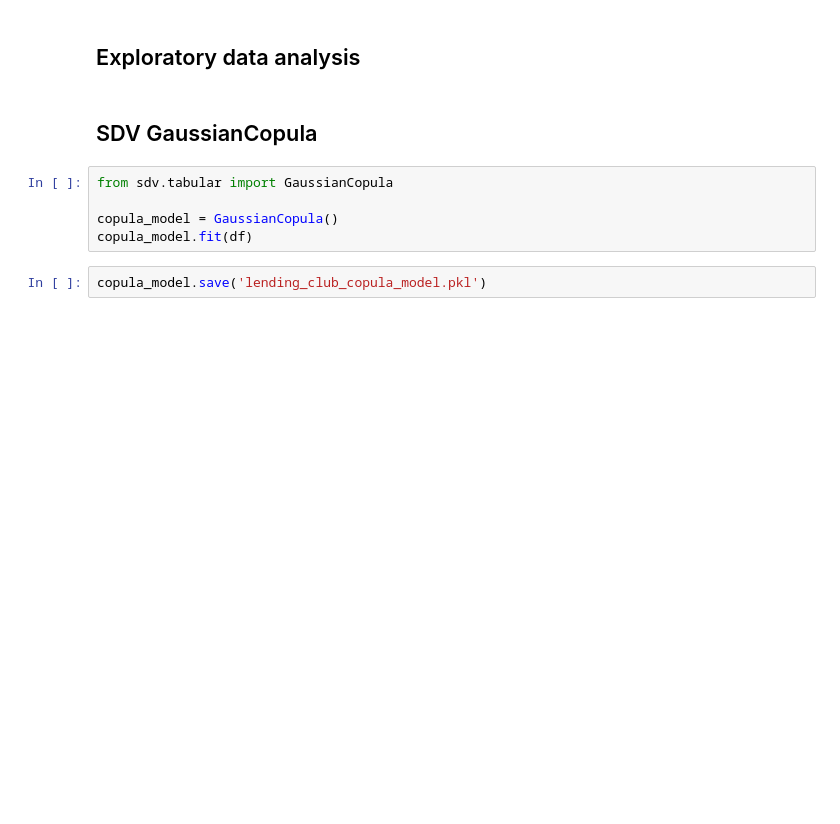
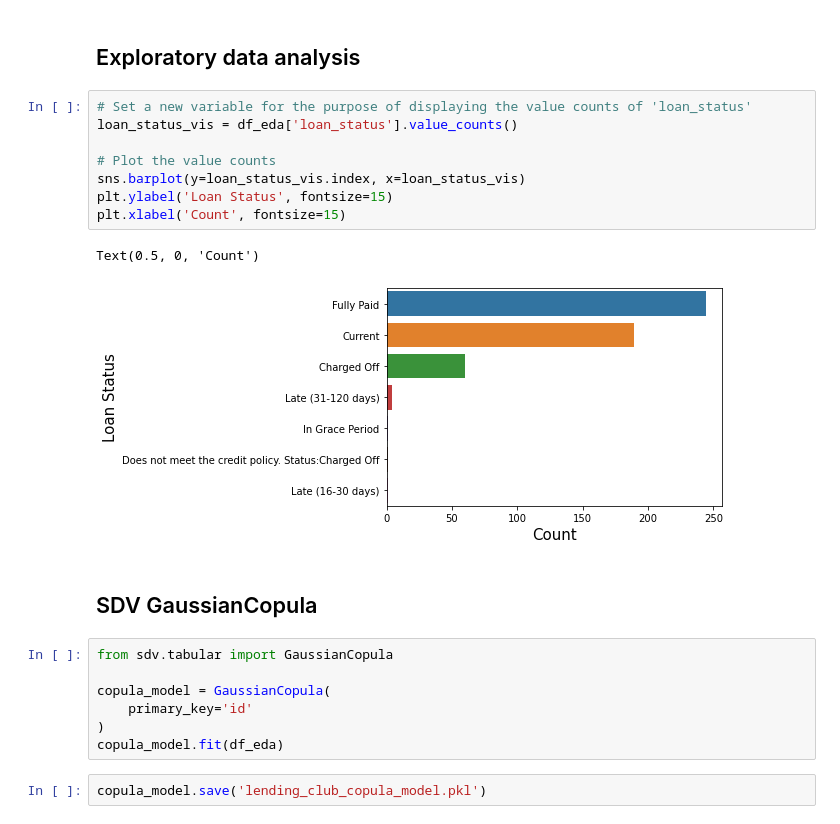
Before and after one commit to dmtrinh/SyntheticData, a Jupyter notebook: SDV.ipynb, the cells around one changed output. Cells and saved outputs as stored; diff of their text form; blank space fills up the shorter version.

```diff
--- a/SDV.ipynb
+++ b/SDV.ipynb
@@ -168,14 +164,27 @@ df_eda.head()
 5 rows × 92 columns
 # %% [markdown]
 ## Exploratory data analysis
+# %%
+# Set a new variable for the purpose of displaying the value counts of 'loan_status'
+loan_status_vis = df_eda['loan_status'].value_counts()
+
+# Plot the value counts
+sns.barplot(y=loan_status_vis.index, x=loan_status_vis)
+plt.ylabel('Loan Status', fontsize=15)
+plt.xlabel('Count', fontsize=15)
+# %% [output]
+Text(0.5, 0, 'Count')
+[figure, added]
 # %% [markdown]
 SDV GaussianCopula
 --------------------------
 # %%
 from sdv.tabular import GaussianCopula
 
-copula_model = GaussianCopula()
-copula_model.fit(df)
+copula_model = GaussianCopula(
+    primary_key='id'
+)
+copula_model.fit(df_eda)
 # %%
 copula_model.save('lending_club_copula_model.pkl')
 # %%
```
Also changed, not shown: parts of 10 cells of this notebook.
